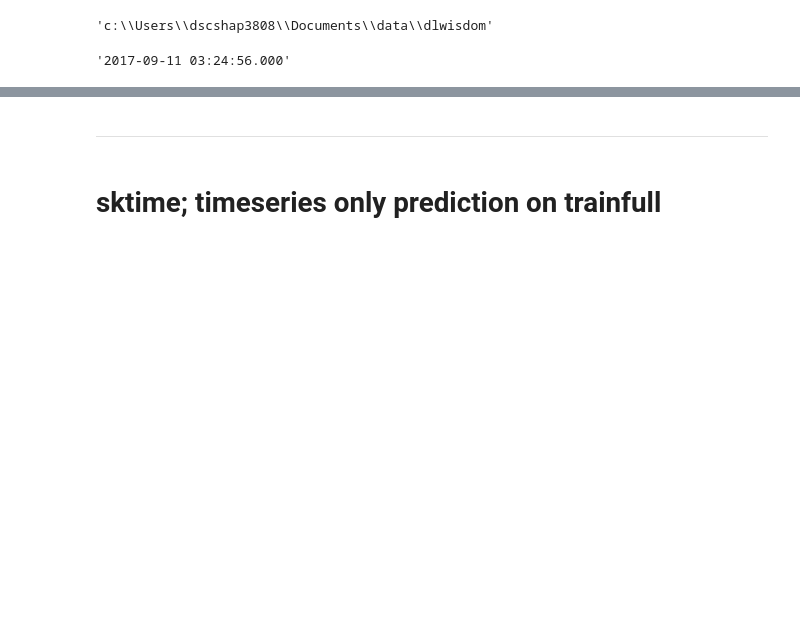
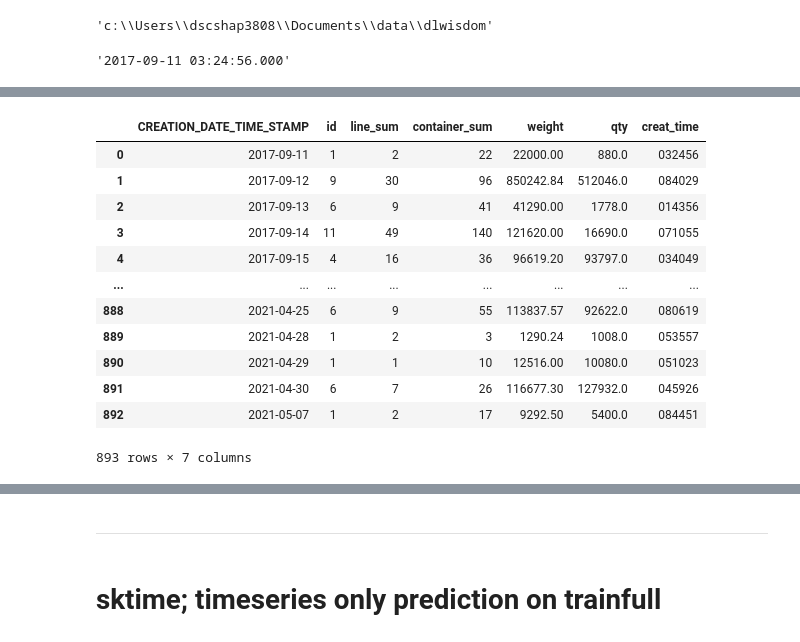
Before and after one commit to fyenne/play3_timeseries, a Jupyter notebook: first_receipt_predict_if_only_fas.ipynb, the cells around one changed output, grey strips where cells are left out. Drawn from its saved outputs; the diff is of its cells as text; code cells hidden in the pictures; blank space fills up the shorter version.

```diff
--- a/first_receipt_predict_if_only_fas.ipynb
+++ b/first_receipt_predict_if_only_fas.ipynb
@@ -173,0 +192,16 @@ KeyError: "Column 'receipt_id' does not exist!"
+# %%
+train_full
+# %% [output]
+|  | CREATION_DATE_TIME_STAMP | id | line_sum | container_sum | weight | qty | creat_time |
+| 0 | 2017-09-11 | 1 | 2 | 22 | 22000.00 | 880.0 | 032456 |
+| 1 | 2017-09-12 | 9 | 30 | 96 | 850242.84 | 512046.0 | 084029 |
+| 2 | 2017-09-13 | 6 | 9 | 41 | 41290.00 | 1778.0 | 014356 |
+| 3 | 2017-09-14 | 11 | 49 | 140 | 121620.00 | 16690.0 | 071055 |
+| 4 | 2017-09-15 | 4 | 16 | 36 | 96619.20 | 93797.0 | 034049 |
+| ... | ... | ... | ... | ... | ... | ... | ... |
+| 888 | 2021-04-25 | 6 | 9 | 55 | 113837.57 | 92622.0 | 080619 |
+| 889 | 2021-04-28 | 1 | 2 | 3 | 1290.24 | 1008.0 | 053557 |
+| 890 | 2021-04-29 | 1 | 1 | 10 | 12516.00 | 10080.0 | 051023 |
+| 891 | 2021-04-30 | 6 | 7 | 26 | 116677.30 | 127932.0 | 045926 |
+| 892 | 2021-05-07 | 1 | 2 | 17 | 9292.50 | 5400.0 | 084451 |
+893 rows × 7 columns
```
Also changed, not shown: parts of 9 cells of this notebook.
